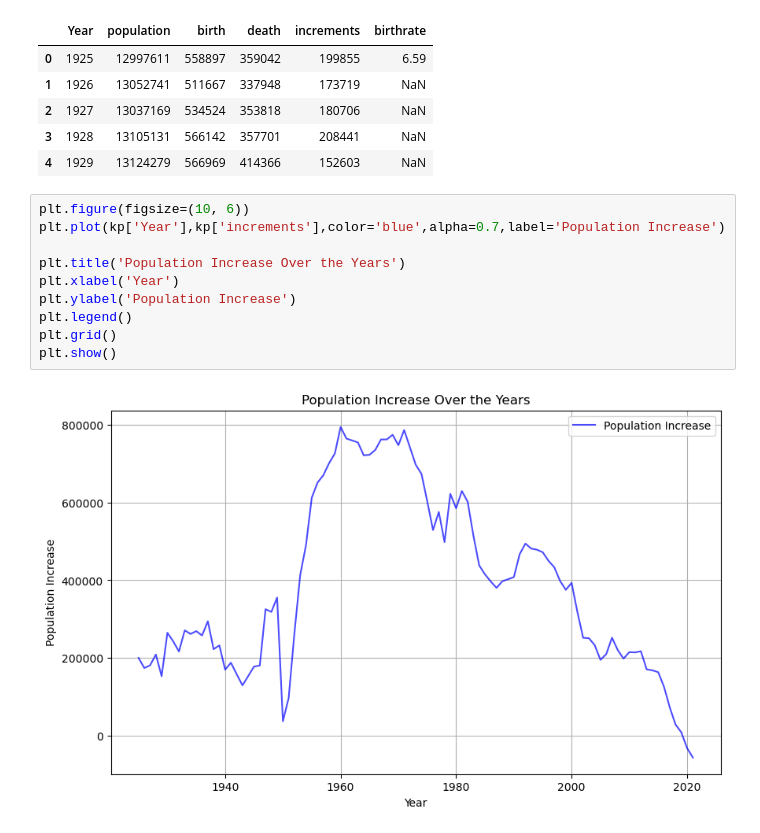
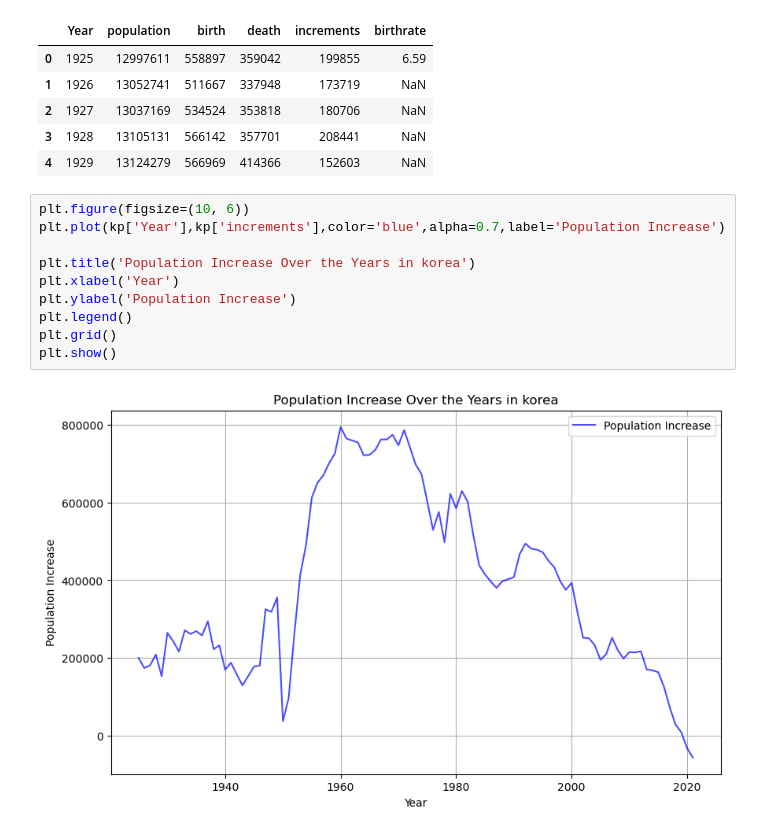
Before and after one commit to youngbeom9/250314-Quiz2-nyb-, a Jupyter notebook: pratice-1.ipynb, the cells around one changed output. Cells and saved outputs as stored; diff of their text form.

Commit message:
korea pop

```diff
--- a/pratice-1.ipynb
+++ b/pratice-1.ipynb
@@ -79,12 +79,12 @@ kp.head()
 # %%
 plt.figure(figsize=(10, 6))
 plt.plot(kp['Year'],kp['increments'],color='blue',alpha=0.7,label='Population Increase')
 
-plt.title('Population Increase Over the Years')
+plt.title('Population Increase Over the Years in korea')
 plt.xlabel('Year')
 plt.ylabel('Population Increase')
 plt.legend()
 plt.grid()
 plt.show()
 # %% [output]
-[figure, old version]
+[figure, new version]
```
